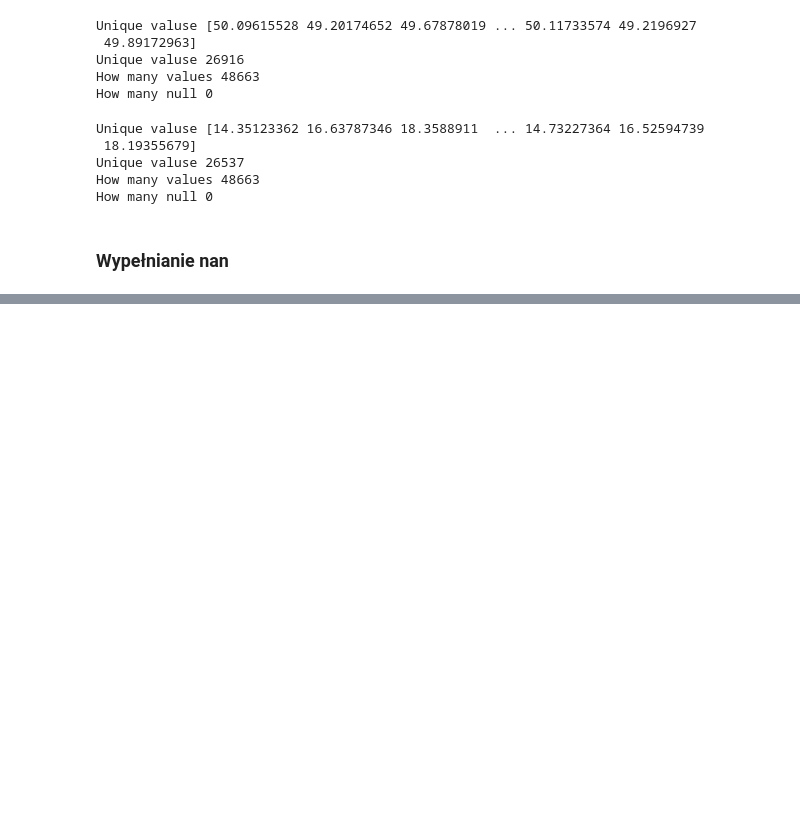
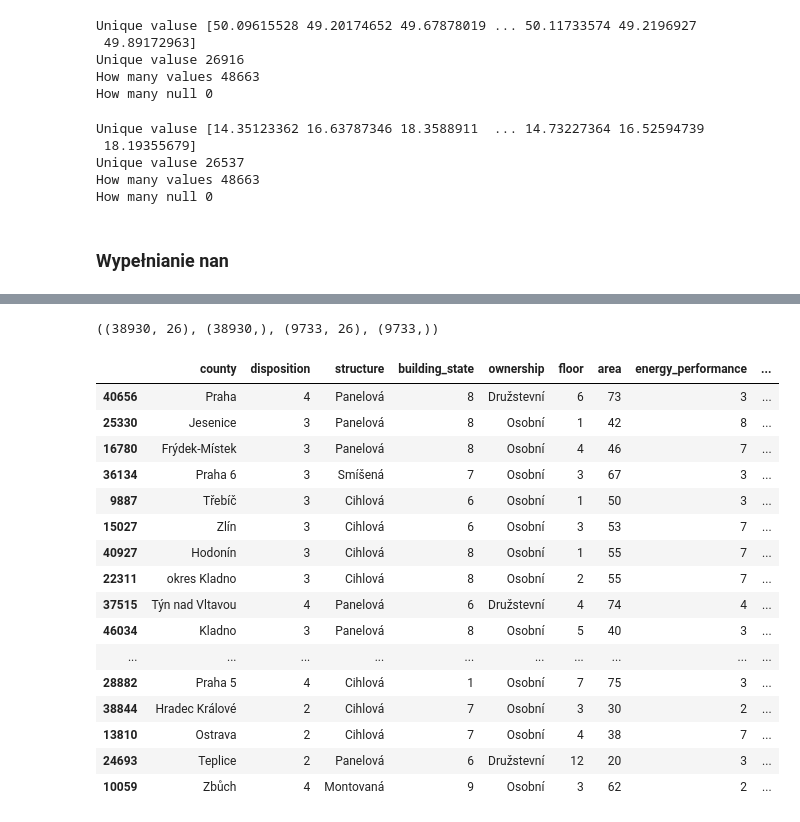
Before and after one commit to FachowaGosiav2/Apartment_prices_Czech_Rep_regression_prediction, a Jupyter notebook: notebook/main.ipynb, the cells around one changed output, grey strips where cells are left out. Drawn from its saved outputs; the diff is of its cells as text; code cells hidden in the pictures; blank space fills up the shorter version.

```diff
--- a/notebook/main.ipynb
+++ b/notebook/main.ipynb
@@ -404,0 +458,5 @@ df.head(21)
+# %%
+X_train, X_test, y_train, y_test = train_test_split(X, y, test_size=0.2, random_state=42)
+X_train.shape,y_train.shape, X_test.shape, y_test.shape
+# %% [output]
+((38930, 26), (38930,), (9733, 26), (9733,))
@@ -404,0 +479,20 @@ df.head(21)
+# %%
+df.head(20)
+# %% [output]
+|  | county | disposition | structure | building_state | ownership | floor | area | energy_performance | ... |
+| 40656 | Praha | 4 | Panelová | 8 | Družstevní | 6 | 73 | 3 | ... |
+| 25330 | Jesenice | 3 | Panelová | 8 | Osobní | 1 | 42 | 8 | ... |
+| 16780 | Frýdek-Místek | 3 | Panelová | 8 | Osobní | 4 | 46 | 7 | ... |
+| 36134 | Praha 6 | 3 | Smíšená | 7 | Osobní | 3 | 67 | 3 | ... |
+| 9887 | Třebíč | 3 | Cihlová | 6 | Osobní | 1 | 50 | 3 | ... |
+| 15027 | Zlín | 3 | Cihlová | 6 | Osobní | 3 | 53 | 7 | ... |
+| 40927 | Hodonín | 3 | Cihlová | 8 | Osobní | 1 | 55 | 7 | ... |
+| 22311 | okres Kladno | 3 | Cihlová | 8 | Osobní | 2 | 55 | 7 | ... |
+| 37515 | Týn nad Vltavou | 4 | Panelová | 6 | Družstevní | 4 | 74 | 4 | ... |
+| 46034 | Kladno | 3 | Panelová | 8 | Osobní | 5 | 40 | 3 | ... |
+| ... | ... | ... | ... | ... | ... | ... | ... | ... | ... |
+| 28882 | Praha 5 | 4 | Cihlová | 1 | Osobní | 7 | 75 | 3 | ... |
+| 38844 | Hradec Králové | 2 | Cihlová | 7 | Osobní | 3 | 30 | 2 | ... |
+| 13810 | Ostrava | 2 | Cihlová | 7 | Osobní | 4 | 38 | 7 | ... |
+| 24693 | Teplice | 2 | Panelová | 6 | Družstevní | 12 | 20 | 3 | ... |
+| 10059 | Zbůch | 4 | Montovaná | 9 | Osobní | 3 | 62 | 2 | ... |
```
Also changed, not shown: parts of 15 cells of this notebook.
